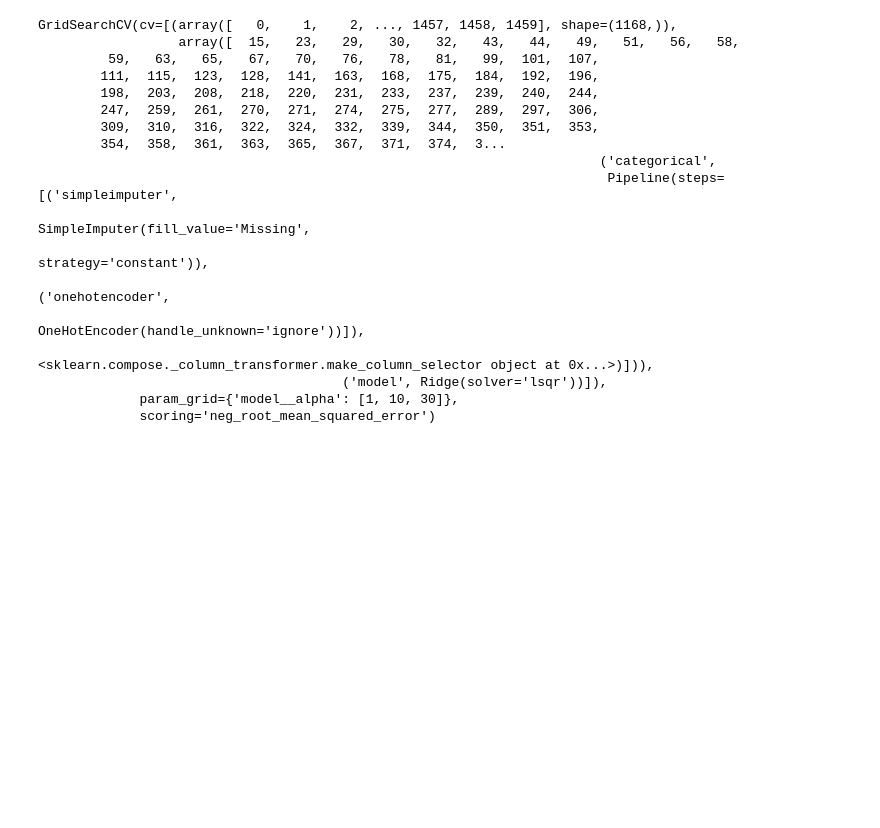
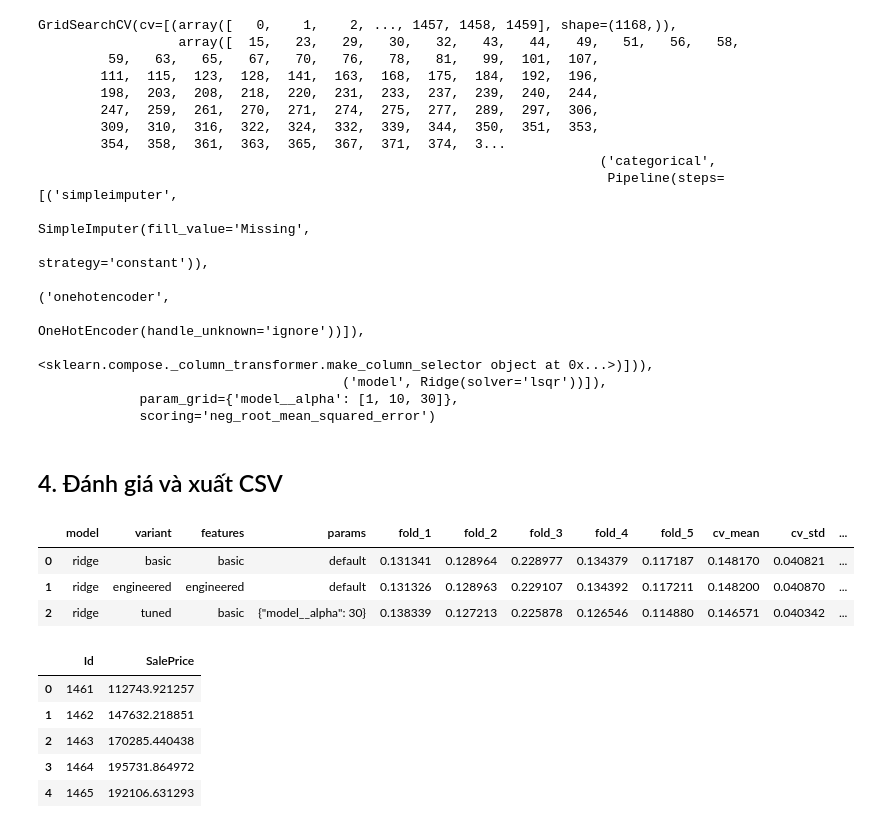
Before and after one commit to hthuonq/sgu-MAYHOC, a Jupyter notebook: Challenge1_HousePrices/notebooks/02_ridge.ipynb, the cells around one changed output. Saved outputs shown, nothing was run; the diff lists cells and outputs as text; code cells hidden in the pictures; blank space fills up the shorter version.

Commit message:
TUAN10/ CHALLENGE/ đánh giá và xuất  CSV

```diff
--- a/Challenge1_HousePrices/notebooks/02_ridge.ipynb
+++ b/Challenge1_HousePrices/notebooks/02_ridge.ipynb
@@ -74,3 +74,48 @@ GridSearchCV(cv=[(array([   0,    1,    2, ..., 1457, 1458, 1459], shape=(1168,)
                                        ('model', Ridge(solver='lsqr'))]),
              param_grid={'model__alpha': [1, 10, 30]},
              scoring='neg_root_mean_squared_error')
+# %% [markdown]
+## 4. Đánh giá và xuất CSV
+# %%
+import json
+
+rows = []
+for variant, scores in ablation.items():
+    rows.append({"model": name, "variant": variant, "features": variant, "params": "default", **{
+        f"fold_{i}": score for i, score in enumerate(scores, 1)
+    }})
+tuned_scores = [-search.cv_results_[f"split{i}_test_score"][search.best_index_] for i in range(len(folds))]
+rows.append({"model": name, "variant": "tuned", "features": feature_choice,
+             "params": json.dumps(search.best_params_), **{
+                 f"fold_{i}": score for i, score in enumerate(tuned_scores, 1)
+             }})
+scores = pd.DataFrame(rows)
+fold_columns = [f"fold_{i}" for i in range(1, len(folds) + 1)]
+scores["cv_mean"] = scores[fold_columns].mean(axis=1)
+scores["cv_std"] = scores[fold_columns].std(axis=1, ddof=0)
+scores["selected"] = False
+best = scores["cv_mean"].idxmin()
+scores.loc[best, "selected"] = True
+selected = scores.loc[best]
+if selected["variant"] == "tuned":
+    final_model = search.best_estimator_
+else:
+    train_features, test_features = feature_sets[selected["features"]]
+    final_model = clone(pipeline).fit(train_features, y_log)
+submission = save_submission(name, final_model.predict(test_features), test_ids, sample)
+cv_dir = RESULTS / "cv"
+cv_dir.mkdir(parents=True, exist_ok=True)
+scores.to_csv(cv_dir / f"{name}.csv", index=False)
+display(scores)
+display(submission.head())
+# %% [output]
+|  | model | variant | features | params | fold_1 | fold_2 | fold_3 | fold_4 | fold_5 | cv_mean | cv_std | ... |
+| 0 | ridge | basic | basic | default | 0.131341 | 0.128964 | 0.228977 | 0.134379 | 0.117187 | 0.148170 | 0.040821 | ... |
+| 1 | ridge | engineered | engineered | default | 0.131326 | 0.128963 | 0.229107 | 0.134392 | 0.117211 | 0.148200 | 0.040870 | ... |
+| 2 | ridge | tuned | basic | {"model__alpha": 30} | 0.138339 | 0.127213 | 0.225878 | 0.126546 | 0.114880 | 0.146571 | 0.040342 | ... |
+|  | Id | SalePrice |
+| 0 | 1461 | 112743.921257 |
+| 1 | 1462 | 147632.218851 |
+| 2 | 1463 | 170285.440438 |
+| 3 | 1464 | 195731.864972 |
+| 4 | 1465 | 192106.631293 |
```
Also changed, not shown: 2 other files.
